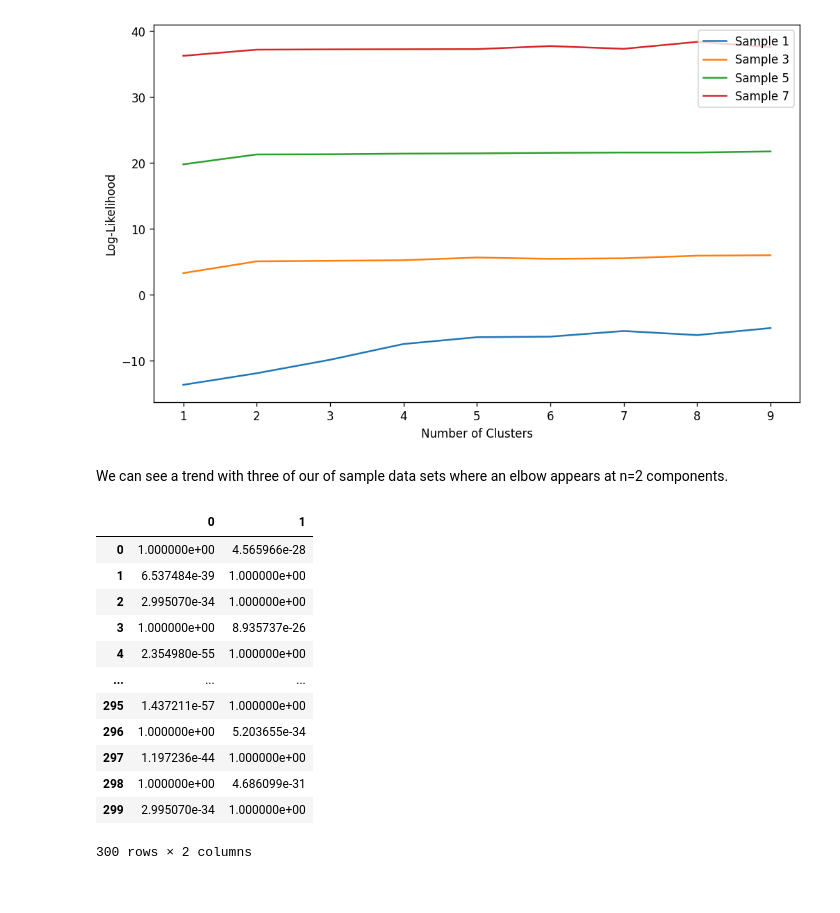
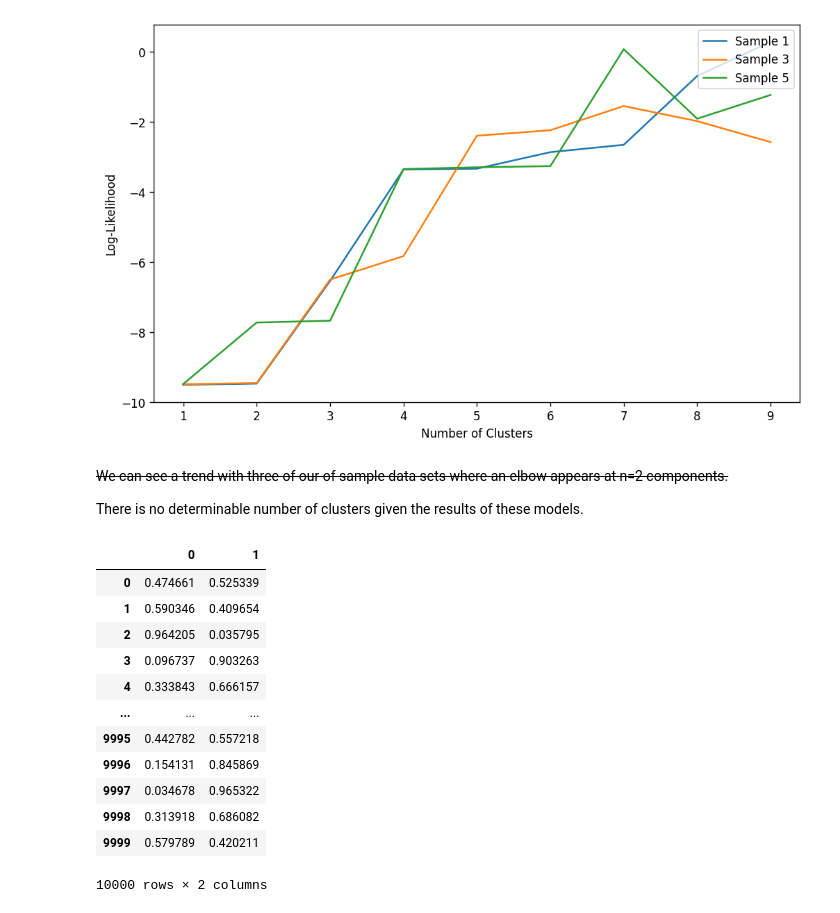
Before and after one commit to ScruffyTheMoose/TTT_ML, a Jupyter notebook: model_builds/gmm_model.ipynb, the cells around one changed output. Saved outputs shown, nothing was run; the diff lists cells and outputs as text; code cells hidden in the pictures.

```diff
--- a/model_builds/gmm_model.ipynb
+++ b/model_builds/gmm_model.ipynb
@@ -26,43 +10,55 @@ X = [X_1, X_3, X_5, X_7]
+# %%
+train_W = pd.read_csv("../data/5k_mixed.csv")
+train_X = pd.read_csv("../data/10k_mixed.csv")
+train_Z = pd.read_csv("../data/15k_mixed.csv")
+
+W = train_W[[str(x) for x in range(1, 10)]].values
+X = train_X[[str(x) for x in range(1, 10)]].values
+Z = train_Z[[str(x) for x in range(1, 10)]].values
+
+V = [W, X, Z]
 # %%
 # initializing our plot
 plt.figure(figsize=(10, 6), dpi=120)
 
 # iteratively building models to identify an 'elbow' in the chart so that we may more easily identify the appropriate number of clusters
-for i, df in enumerate(X):
+for i, df in enumerate(V):
     ll = dict()
     for k in range(1, 10):
         gmm = GaussianMixture(n_components=k, max_iter=2500).fit(df)
         ll[k] = gmm.score(df) # log-likelihood of the model
     plt.plot(list(ll.keys()), list(ll.values()), label=f"Sample {(2 * i) + 1}")
 
 plt.xlabel("Number of Clusters")
 plt.ylabel("Log-Likelihood")
 plt.legend(loc="upper right")
 plt.show()
 # %% [output]
-[figure, old version]
+[figure, new version]
 # %% [markdown]
-We can see a trend with three of our of sample data sets where an elbow appears at n=2 components.
+~~We can see a trend with three of our of sample data sets where an elbow appears at n=2 components.~~
+
+There is no determinable number of clusters given the results of these models.
 # %%
 # training a model to save for evaluation during a game of TTT
 gmm_model = GaussianMixture(n_components=2)
-gmm_model.fit(X_5)
-gdf = pd.DataFrame(gmm_model.predict_proba(X_7))
+gmm_model.fit(Z)
+gdf = pd.DataFrame(gmm_model.predict_proba(X))
 gdf
 # %% [output]
 |  | 0 | 1 |
-| 0 | 1.000000e+00 | 4.565966e-28 |
-| 1 | 6.537484e-39 | 1.000000e+00 |
-| 2 | 2.995070e-34 | 1.000000e+00 |
-| 3 | 1.000000e+00 | 8.935737e-26 |
-| 4 | 2.354980e-55 | 1.000000e+00 |
+| 0 | 0.474661 | 0.525339 |
+| 1 | 0.590346 | 0.409654 |
+| 2 | 0.964205 | 0.035795 |
+| 3 | 0.096737 | 0.903263 |
+| 4 | 0.333843 | 0.666157 |
 | ... | ... | ... |
-| 295 | 1.437211e-57 | 1.000000e+00 |
-| 296 | 1.000000e+00 | 5.203655e-34 |
-| 297 | 1.197236e-44 | 1.000000e+00 |
-| 298 | 1.000000e+00 | 4.686099e-31 |
-| 299 | 2.995070e-34 | 1.000000e+00 |
+| 9995 | 0.442782 | 0.557218 |
+| 9996 | 0.154131 | 0.845869 |
+| 9997 | 0.034678 | 0.965322 |
+| 9998 | 0.313918 | 0.686082 |
+| 9999 | 0.579789 | 0.420211 |
-300 rows × 2 columns
+10000 rows × 2 columns
 # %%
 # saving the model with pickle so it can be loaded into another program
 pickle.dump(gmm_model, open("../model_binaries/gmm.sav", "wb"))
```
Also changed, not shown: parts of 1 cell of this notebook, 1 other file.
